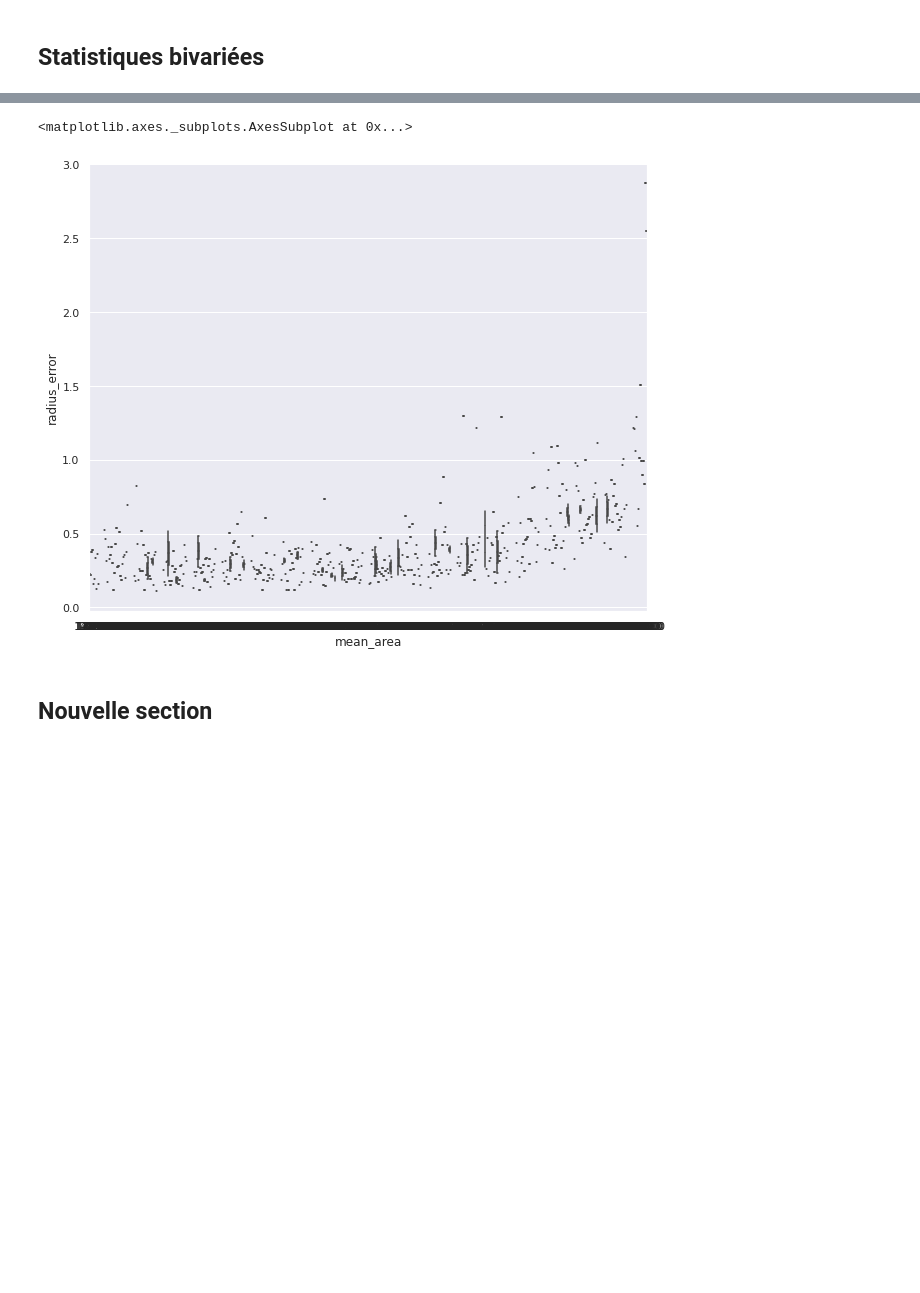
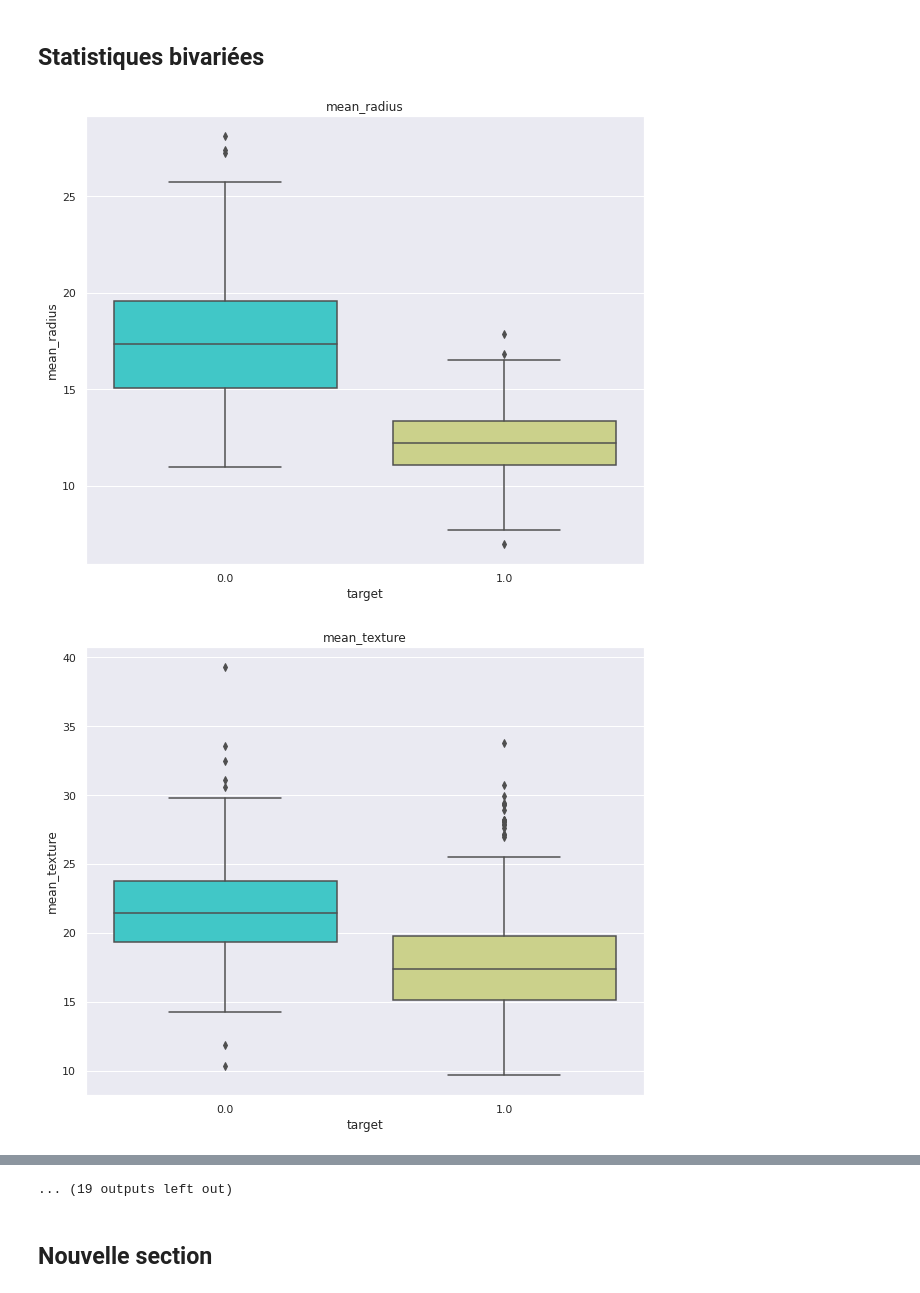
Before and after one commit to JulieChemille/SVM, a Jupyter notebook: 02_svm_kernel_td.ipynb, the cells around one changed output, grey strips where cells are left out. Drawn from its saved outputs; the diff is of its cells as text; code cells hidden in the pictures; blank space fills up the shorter version.

```diff
--- a/02_svm_kernel_td.ipynb
+++ b/02_svm_kernel_td.ipynb
@@ -232,7 +260,7 @@ kurtosis(df['worst_radius'])
 # %% [output]
 0.9252876046135072
 # %%
-for i in df.columns[0:(df.shape[1]-1)]:
+for i in df.columns:
 
   print("le" ,'\033[1m' + 'kutosis' + '\033[0m',"de", i, "est égal à", round(kurtosis(df[i], axis=0, bias=True),2),"son" ,'\033[1m' + 'skewness' + '\033[0m'," est de :", round(skew(df[i], axis=0, bias=True),2))
 # %% [output]
@@ -256,5 +284,11 @@ le kutosis de worst_fractal_dimension est égal à 5.19 son skewness  est de : 1
 # %% [markdown]
 ## Statistiques bivariées
 # %%
-sns.boxplot(x='',y='radius_error',data=df,palette='rainbow')
+for i in df.columns:
+
+    plt.figure()
+    plt.title(f'{i}')
+    sns.boxplot(x='target',y=df[i],data=df,palette='rainbow')
 # %% [output]
+[figure, new version]
+[figure, added]
@@ -261,5 +305,4 @@ sns.boxplot(x='',y='radius_error',data=df,palette='rainbow')
-<matplotlib.axes._subplots.AxesSubplot at 0x...>
+... (19 outputs left out)
-[figure, old version]
 # %% [markdown]
 ## Nouvelle section
 # %% [markdown]
```
Also changed, not shown: parts of 7 cells of this notebook.
